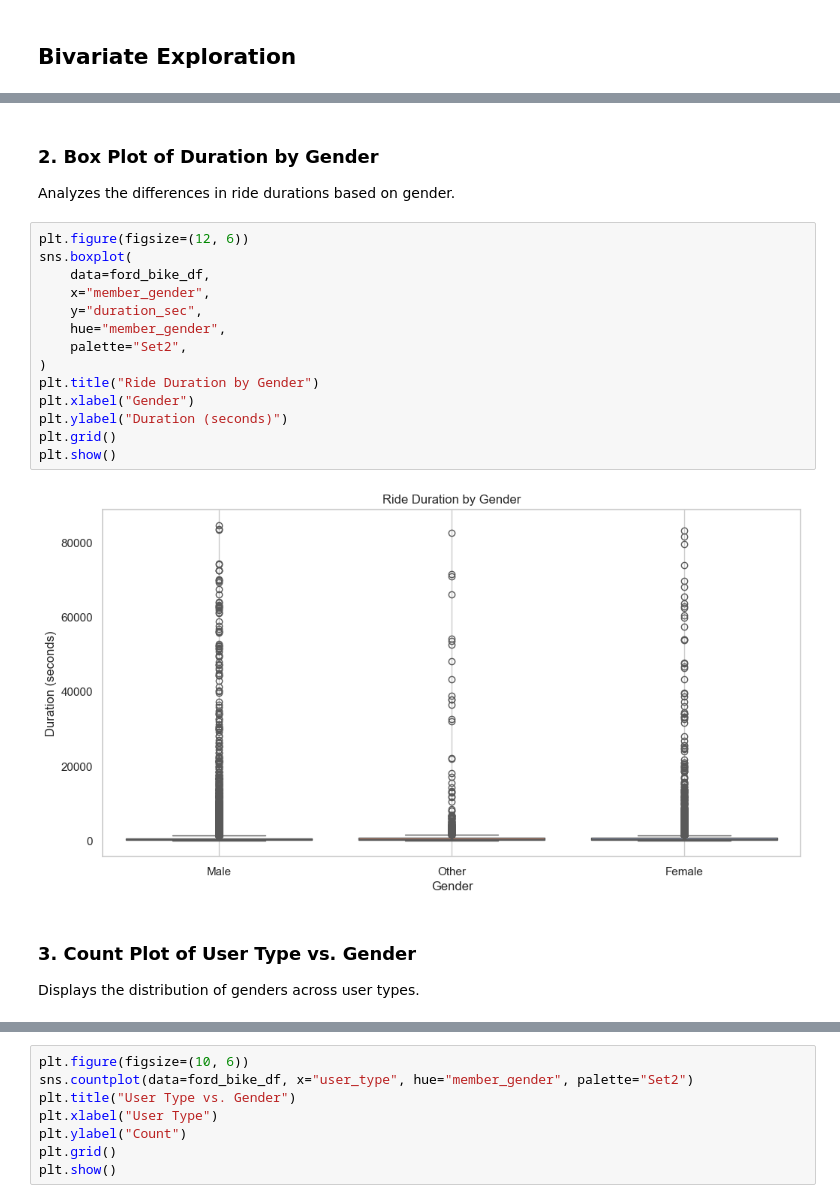
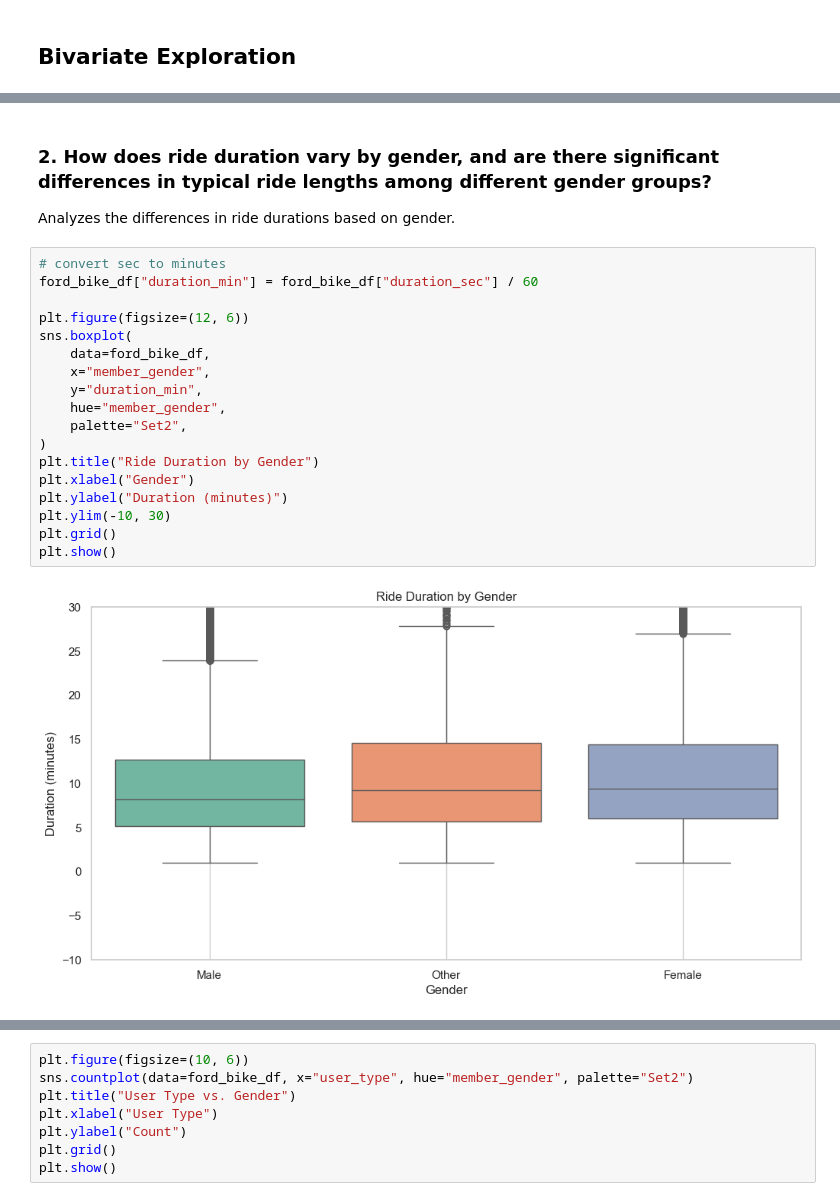
Before and after one commit to letrunglong/Ford-Go-Bike-System-Udacity, a Jupyter notebook: Part_I_exploration_template.ipynb, the cells around one changed output, grey strips where cells are left out. Saved outputs shown, nothing was run; the diff lists cells and outputs as text.

Commit message:
Submit second time

```diff
--- a/Part_I_exploration_template.ipynb
+++ b/Part_I_exploration_template.ipynb
@@ -480,24 +481,24 @@ plt.show()
 # %% [markdown]
-### 2. Box Plot of Duration by Gender
+### 2. How does ride duration vary by gender, and are there significant differences in typical ride lengths among different gender groups?
 
 Analyzes the differences in ride durations based on gender.
 # %%
+# convert sec to minutes
+ford_bike_df["duration_min"] = ford_bike_df["duration_sec"] / 60
+
 plt.figure(figsize=(12, 6))
 sns.boxplot(
     data=ford_bike_df,
     x="member_gender",
-    y="duration_sec",
+    y="duration_min",
     hue="member_gender",
     palette="Set2",
 )
 plt.title("Ride Duration by Gender")
 plt.xlabel("Gender")
-plt.ylabel("Duration (seconds)")
+plt.ylabel("Duration (minutes)")
+plt.ylim(-10, 30)
 plt.grid()
 plt.show()
 # %% [output]
-[figure, old version]
+[figure, new version]
-# %% [markdown]
-### 3. Count Plot of User Type vs. Gender
-
-Displays the distribution of genders across user types.
```
Also changed, not shown: parts of 35 cells of this notebook, 4 other files.
